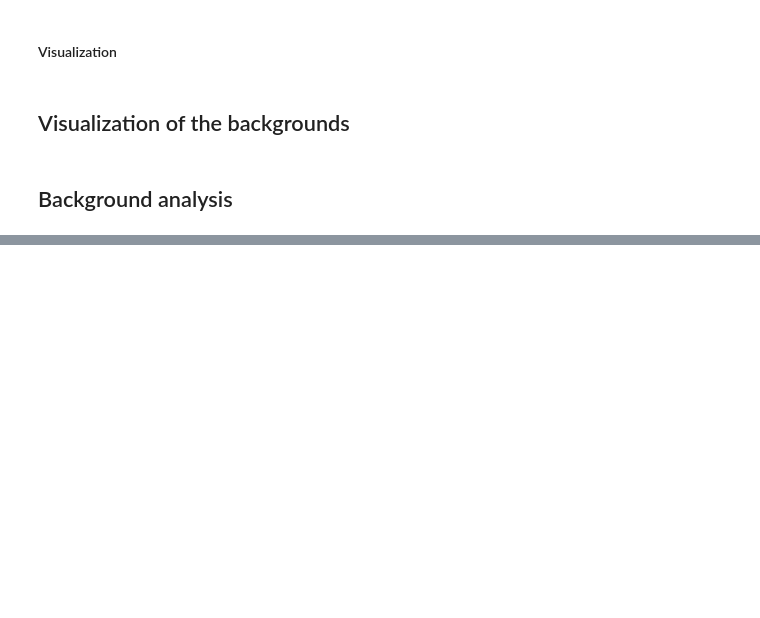
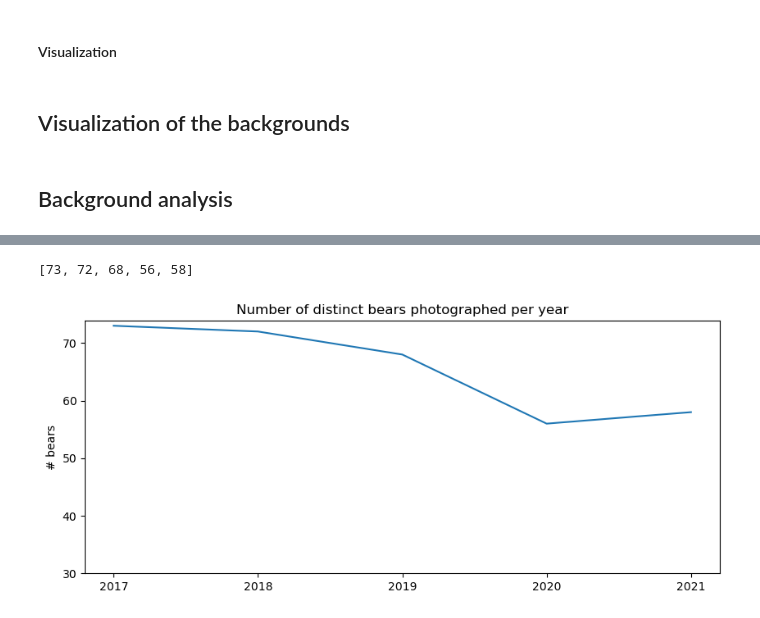
Before and after one commit to claireFriedrich/BearBackgroundsAndBehavior, a Jupyter notebook: background_analysis.ipynb, the cells around one changed output, grey strips where cells are left out. Cells and saved outputs as stored; diff of their text form; code cells hidden in the pictures; blank space fills up the shorter version.

```diff
--- a/background_analysis.ipynb
+++ b/background_analysis.ipynb
@@ -77,3 +138,19 @@ plt.show()
+# %%
+num_bears = [len(np.unique(df_2017.id.to_list())), len(np.unique(df_2018.id.to_list())), len(np.unique(df_2019.id.to_list())),
+             len(np.unique(df_2020.id.to_list())), len(np.unique(df_2021.id.to_list()))]
+print(num_bears)
+fig = plt.figure(figsize=(10,4))
+plt.plot(X, num_bears)
+
+yticks = np.arange(30, 80, 10)
+plt.yticks(yticks)
+plt.xticks(range(len(years)), years)
+plt.ylabel('# bears')
+plt.title('Number of distinct bears photographed per year')
+plt.show()
+# %% [output]
+[73, 72, 68, 56, 58]
+[figure, added]
 # %%
 count_may = 0
 count_june = 0
```
Also changed, not shown: parts of 9 cells of this notebook.
